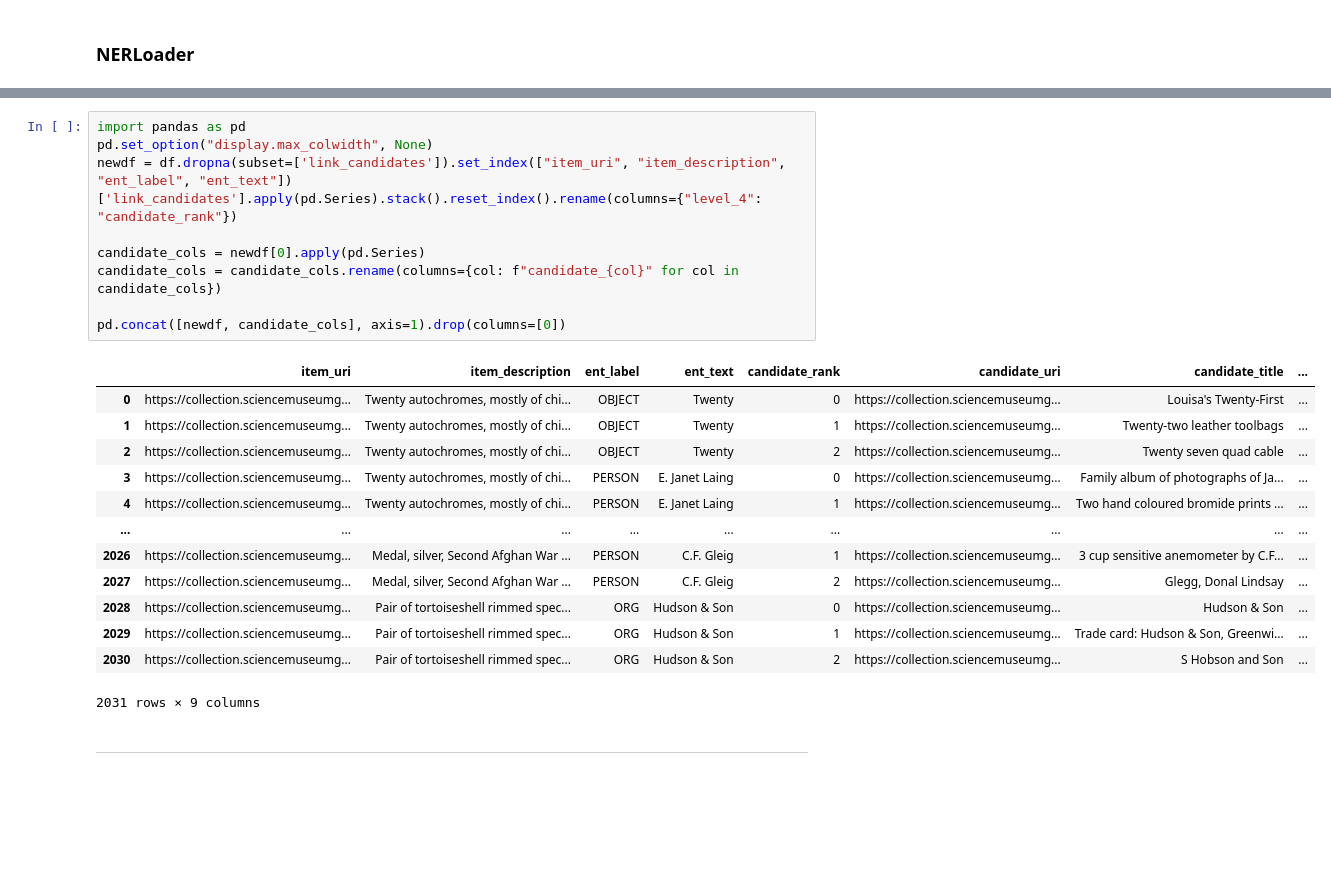
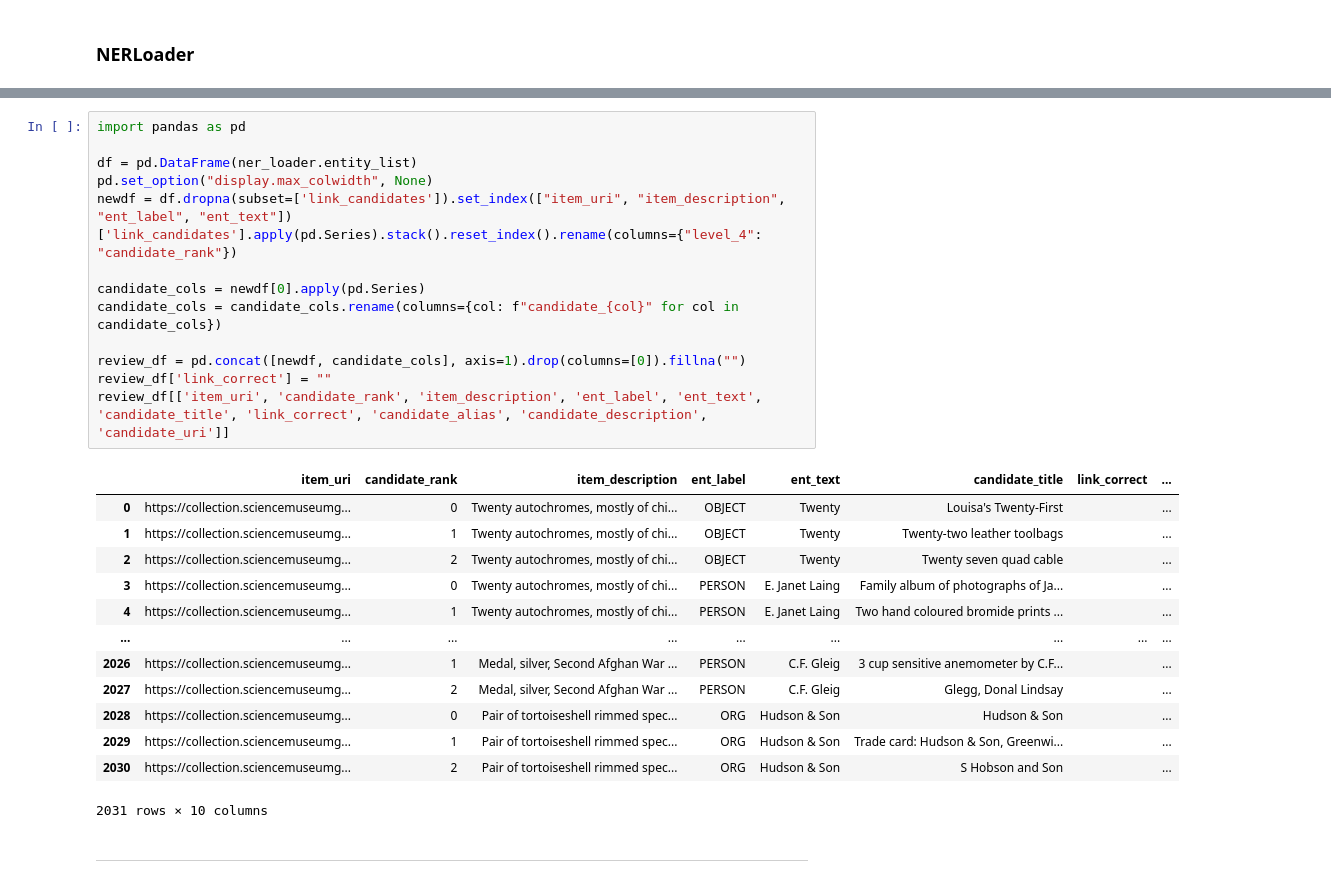
Before and after one commit to TheScienceMuseum/heritage-connector, a Jupyter notebook: experiments/NEL/NEL_elasticsearch/run_entity_linker.ipynb, the cells around one changed output, grey strips where cells are left out. Cells and saved outputs as stored; diff of their text form; blank space fills up the shorter version.

```diff
--- a/experiments/NEL/NEL_elasticsearch/run_entity_linker.ipynb
+++ b/experiments/NEL/NEL_elasticsearch/run_entity_linker.ipynb
@@ -97,26 +87,30 @@ df.head()
 # %%
 import pandas as pd
+
+df = pd.DataFrame(ner_loader.entity_list)
 pd.set_option("display.max_colwidth", None)
 newdf = df.dropna(subset=['link_candidates']).set_index(["item_uri", "item_description", "ent_label", "ent_text"])['link_candidates'].apply(pd.Series).stack().reset_index().rename(columns={"level_4": "candidate_rank"})
 
 candidate_cols = newdf[0].apply(pd.Series)
 candidate_cols = candidate_cols.rename(columns={col: f"candidate_{col}" for col in candidate_cols})
 
-pd.concat([newdf, candidate_cols], axis=1).drop(columns=[0])
+review_df = pd.concat([newdf, candidate_cols], axis=1).drop(columns=[0]).fillna("")
+review_df['link_correct'] = ""
+review_df[['item_uri', 'candidate_rank', 'item_description', 'ent_label', 'ent_text', 'candidate_title', 'link_correct', 'candidate_alias', 'candidate_description', 'candidate_uri']]
 # %% [output]
-|  | item_uri | item_description | ent_label | ent_text | candidate_rank | candidate_uri | candidate_title | ... |
-| 0 | https://collection.sciencemuseumg... | Twenty autochromes, mostly of chi... | OBJECT | Twenty | 0 | https://collection.sciencemuseumg... | Louisa's Twenty-First | ... |
-| 1 | https://collection.sciencemuseumg... | Twenty autochromes, mostly of chi... | OBJECT | Twenty | 1 | https://collection.sciencemuseumg... | Twenty-two leather toolbags | ... |
-| 2 | https://collection.sciencemuseumg... | Twenty autochromes, mostly of chi... | OBJECT | Twenty | 2 | https://collection.sciencemuseumg... | Twenty seven quad cable | ... |
-| 3 | https://collection.sciencemuseumg... | Twenty autochromes, mostly of chi... | PERSON | E. Janet Laing | 0 | https://collection.sciencemuseumg... | Family album of photographs of Ja... | ... |
-| 4 | https://collection.sciencemuseumg... | Twenty autochromes, mostly of chi... | PERSON | E. Janet Laing | 1 | https://collection.sciencemuseumg... | Two hand coloured bromide prints ... | ... |
+|  | item_uri | candidate_rank | item_description | ent_label | ent_text | candidate_title | link_correct | ... |
+| 0 | https://collection.sciencemuseumg... | 0 | Twenty autochromes, mostly of chi... | OBJECT | Twenty | Louisa's Twenty-First |  | ... |
+| 1 | https://collection.sciencemuseumg... | 1 | Twenty autochromes, mostly of chi... | OBJECT | Twenty | Twenty-two leather toolbags |  | ... |
+| 2 | https://collection.sciencemuseumg... | 2 | Twenty autochromes, mostly of chi... | OBJECT | Twenty | Twenty seven quad cable |  | ... |
+| 3 | https://collection.sciencemuseumg... | 0 | Twenty autochromes, mostly of chi... | PERSON | E. Janet Laing | Family album of photographs of Ja... |  | ... |
+| 4 | https://collection.sciencemuseumg... | 1 | Twenty autochromes, mostly of chi... | PERSON | E. Janet Laing | Two hand coloured bromide prints ... |  | ... |
 | ... | ... | ... | ... | ... | ... | ... | ... | ... |
-| 2026 | https://collection.sciencemuseumg... | Medal, silver, Second Afghan War ... | PERSON | C.F. Gleig | 1 | https://collection.sciencemuseumg... | 3 cup sensitive anemometer by C.F... | ... |
-| 2027 | https://collection.sciencemuseumg... | Medal, silver, Second Afghan War ... | PERSON | C.F. Gleig | 2 | https://collection.sciencemuseumg... | Glegg, Donal Lindsay | ... |
-| 2028 | https://collection.sciencemuseumg... | Pair of tortoiseshell rimmed spec... | ORG | Hudson & Son | 0 | https://collection.sciencemuseumg... | Hudson & Son | ... |
-| 2029 | https://collection.sciencemuseumg... | Pair of tortoiseshell rimmed spec... | ORG | Hudson & Son | 1 | https://collection.sciencemuseumg... | Trade card: Hudson & Son, Greenwi... | ... |
-| 2030 | https://collection.sciencemuseumg... | Pair of tortoiseshell rimmed spec... | ORG | Hudson & Son | 2 | https://collection.sciencemuseumg... | S Hobson and Son | ... |
+| 2026 | https://collection.sciencemuseumg... | 1 | Medal, silver, Second Afghan War ... | PERSON | C.F. Gleig | 3 cup sensitive anemometer by C.F... |  | ... |
+| 2027 | https://collection.sciencemuseumg... | 2 | Medal, silver, Second Afghan War ... | PERSON | C.F. Gleig | Glegg, Donal Lindsay |  | ... |
+| 2028 | https://collection.sciencemuseumg... | 0 | Pair of tortoiseshell rimmed spec... | ORG | Hudson & Son | Hudson & Son |  | ... |
+| 2029 | https://collection.sciencemuseumg... | 1 | Pair of tortoiseshell rimmed spec... | ORG | Hudson & Son | Trade card: Hudson & Son, Greenwi... |  | ... |
+| 2030 | https://collection.sciencemuseumg... | 2 | Pair of tortoiseshell rimmed spec... | ORG | Hudson & Son | S Hobson and Son |  | ... |
-2031 rows × 9 columns
+2031 rows × 10 columns
 # %% [markdown]
 ---
 # %%
```
Also changed, not shown: parts of 6 cells of this notebook.
